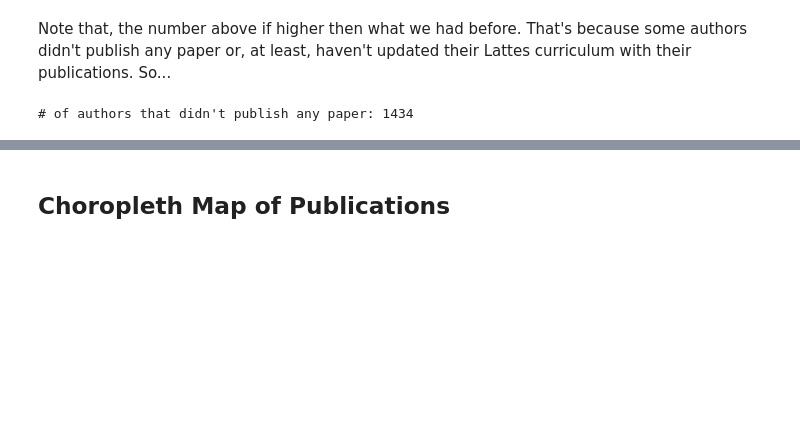
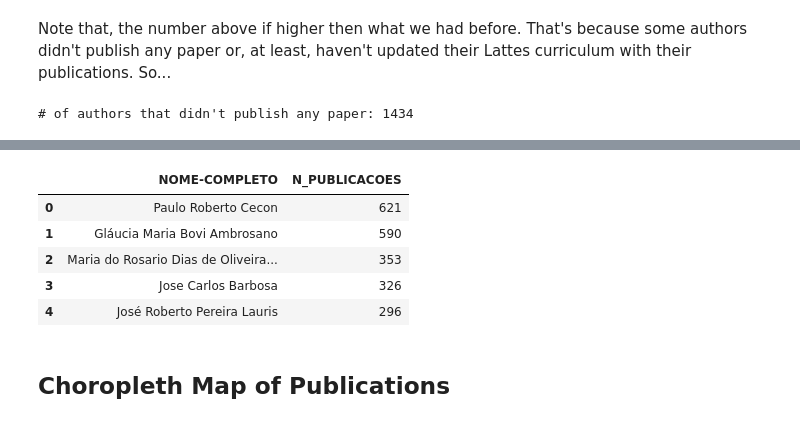
Before and after one commit to davibarreira/PBMNet, a Jupyter notebook: Exploring_Database.ipynb, the cells around one changed output, grey strips where cells are left out. Cells and saved outputs as stored; diff of their text form; code cells hidden in the pictures; blank space fills up the shorter version.

```diff
--- a/Exploring_Database.ipynb
+++ b/Exploring_Database.ipynb
@@ -204,0 +256,9 @@ Name: AREA, dtype: int64
+# %%
+authors_ranking.head()
+# %% [output]
+|  | NOME-COMPLETO | N_PUBLICACOES |
+| 0 | Paulo Roberto Cecon | 621 |
+| 1 | Gláucia Maria Bovi Ambrosano | 590 |
+| 2 | Maria do Rosario Dias de Oliveira... | 353 |
+| 3 | Jose Carlos Barbosa | 326 |
+| 4 | José Roberto Pereira Lauris | 296 |
```
Also changed, not shown: parts of 14 cells of this notebook, 6 other files.
